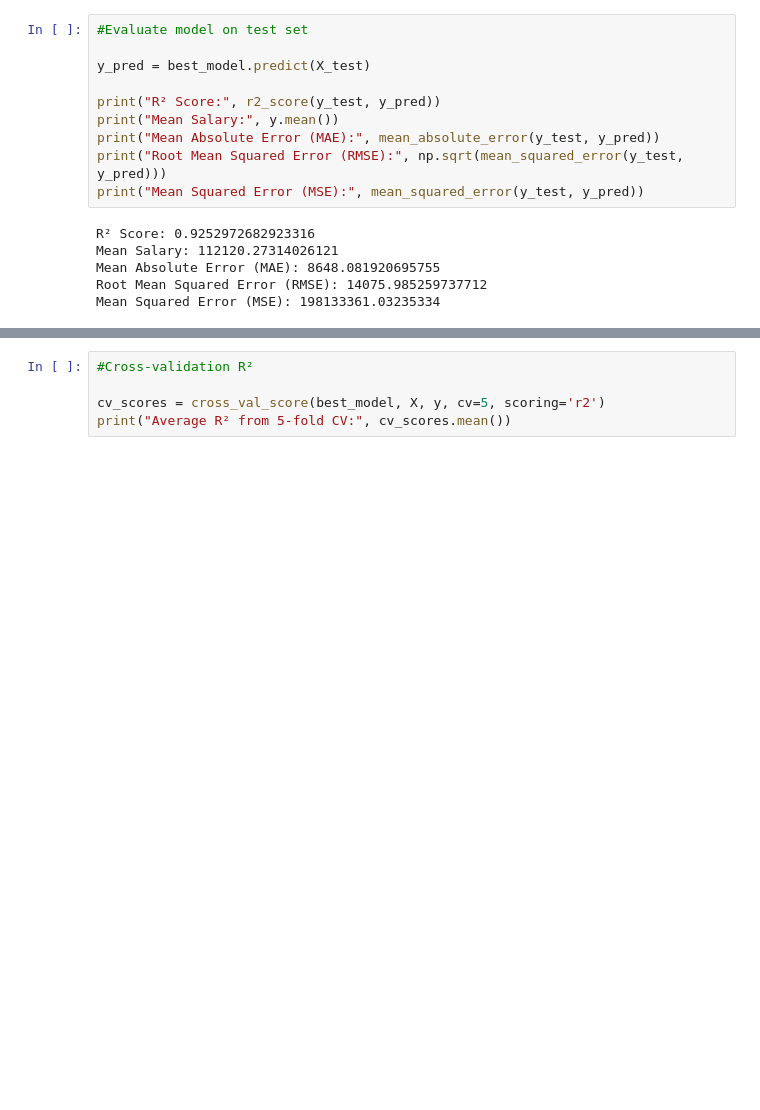
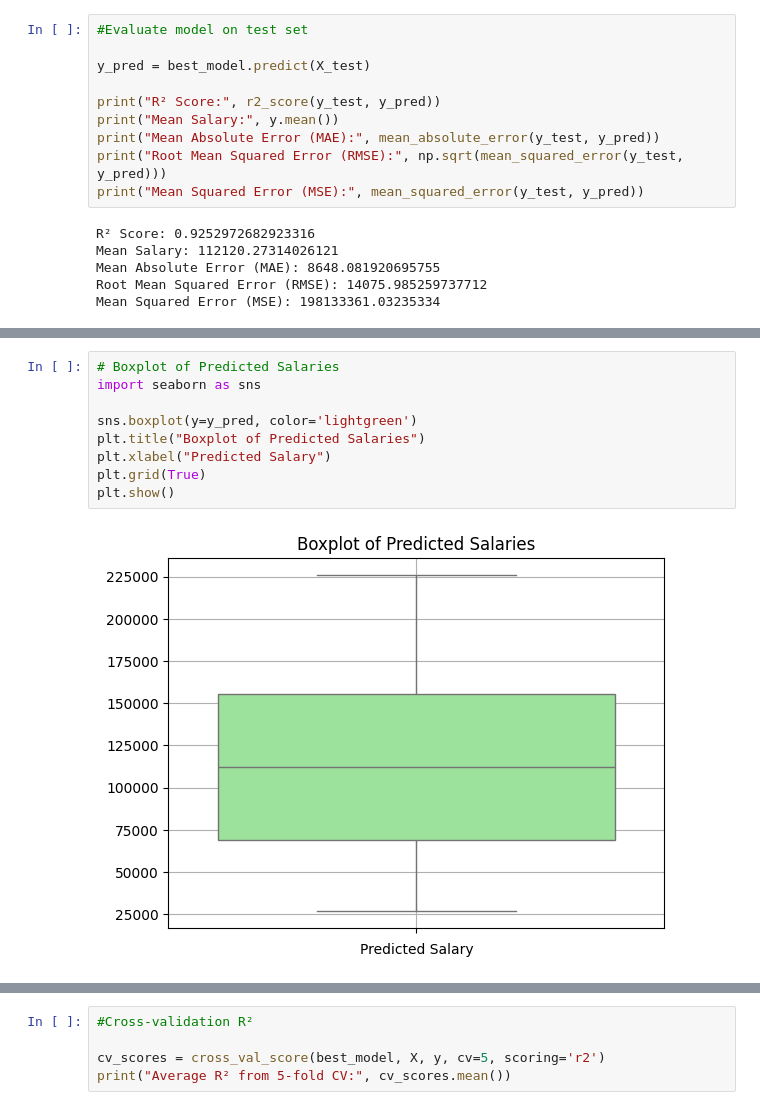
Before and after one commit to Suraweera1235/CS_Group_09_Salary_prediction, a Jupyter notebook: notebooks/Hansani_Fc110566/model3.ipynb, the cells around one changed output, grey strips where cells are left out. Drawn from its saved outputs; the diff is of its cells as text; blank space fills up the shorter version.

```diff
--- a/notebooks/Hansani_Fc110566/model3.ipynb
+++ b/notebooks/Hansani_Fc110566/model3.ipynb
@@ -192,0 +220,11 @@ Mean Squared Error (MSE): 198133361.03235334
+# %%
+# Boxplot of Predicted Salaries
+import seaborn as sns
+
+sns.boxplot(y=y_pred, color='lightgreen')
+plt.title("Boxplot of Predicted Salaries")
+plt.xlabel("Predicted Salary")
+plt.grid(True)
+plt.show()
+# %% [output]
+[figure, added]
```
Also changed, not shown: parts of 3 cells of this notebook, 2 other files.
